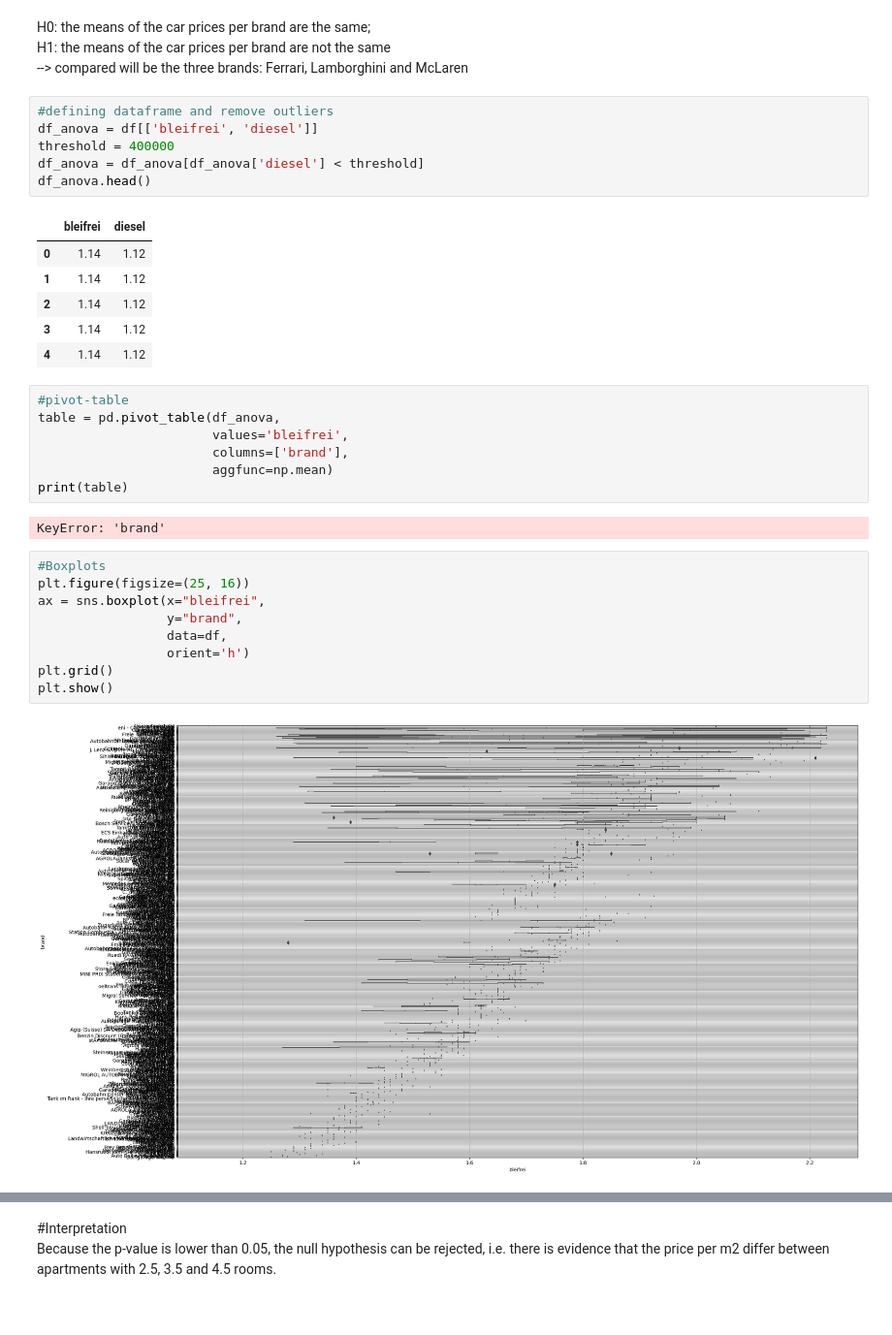
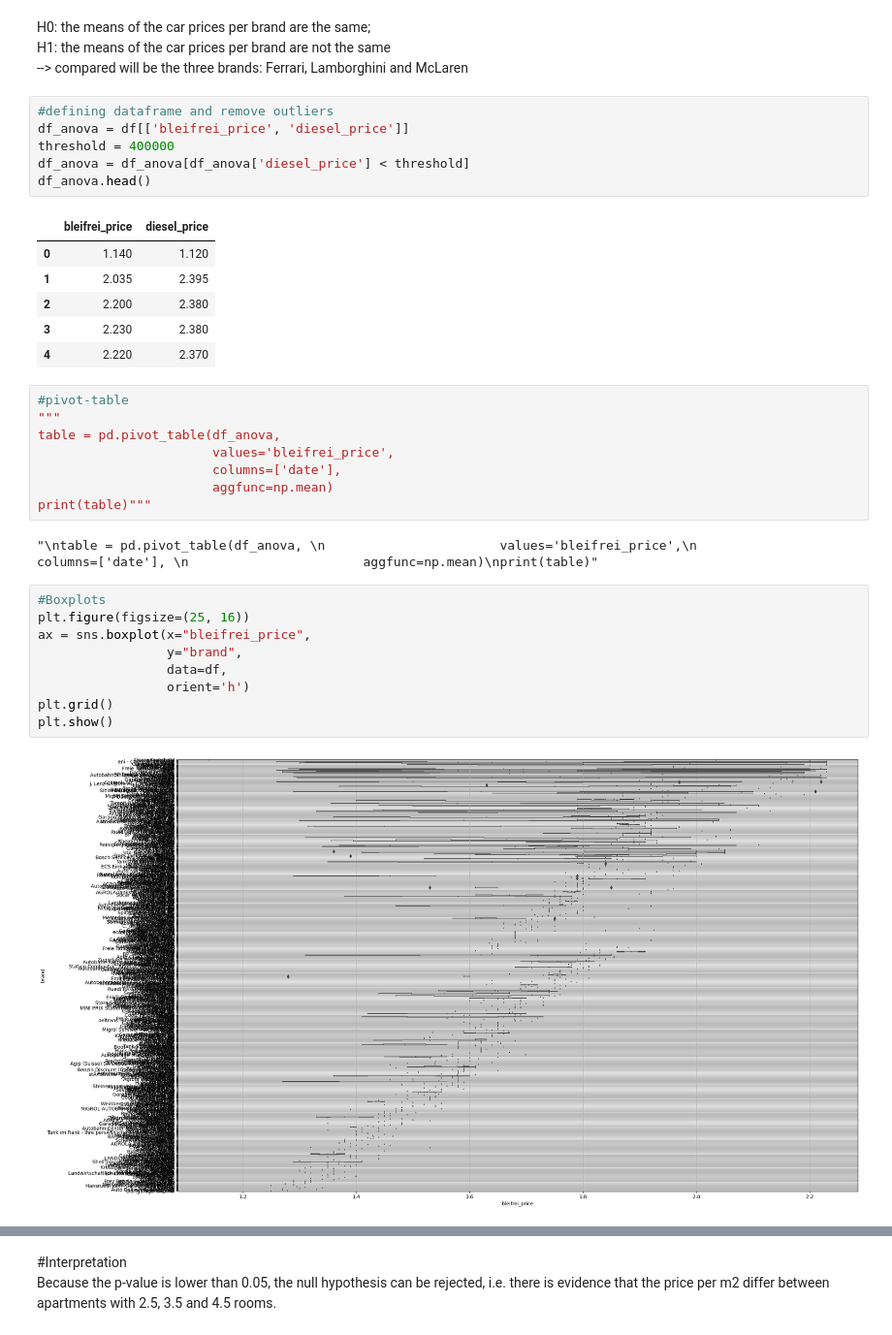
Before and after one commit to m011018/TS, a Jupyter notebook: Master/master_doc.ipynb, the cells around one changed output, grey strips where cells are left out. Shown at 97% size. Saved outputs shown, nothing was run; the diff lists cells and outputs as text.

```diff
--- a/Master/master_doc.ipynb
+++ b/Master/master_doc.ipynb
@@ -402,36 +405,37 @@ H1: the means of the car prices per brand are not the same
 --> compared will be the three brands: Ferrari, Lamborghini and McLaren
 # %%
 #defining dataframe and remove outliers
-df_anova = df[['bleifrei', 'diesel']]
+df_anova = df[['bleifrei_price', 'diesel_price']]
 threshold = 400000
-df_anova = df_anova[df_anova['diesel'] < threshold]
+df_anova = df_anova[df_anova['diesel_price'] < threshold]
 df_anova.head()
 # %% [output]
-|  | bleifrei | diesel |
-| 0 | 1.14 | 1.12 |
-| 1 | 1.14 | 1.12 |
-| 2 | 1.14 | 1.12 |
-| 3 | 1.14 | 1.12 |
-| 4 | 1.14 | 1.12 |
+|  | bleifrei_price | diesel_price |
+| 0 | 1.140 | 1.120 |
+| 1 | 2.035 | 2.395 |
+| 2 | 2.200 | 2.380 |
+| 3 | 2.230 | 2.380 |
+| 4 | 2.220 | 2.370 |
 # %%
 #pivot-table
+"""
 table = pd.pivot_table(df_anova,
-                       values='bleifrei',
-                       columns=['brand'],
+                       values='bleifrei_price',
+                       columns=['date'],
                        aggfunc=np.mean)
-print(table)
+print(table)"""
 # %% [output]
-KeyError: 'brand'
+"\ntable = pd.pivot_table(df_anova, \n                       values='bleifrei_price',\n                       columns=['date'], \n                       aggfunc=np.mean)\nprint(table)"
 # %%
 #Boxplots
 plt.figure(figsize=(25, 16))
-ax = sns.boxplot(x="bleifrei",
+ax = sns.boxplot(x="bleifrei_price",
                  y="brand",
                  data=df,
                  orient='h')
 plt.grid()
 plt.show()
 # %% [output]
-[figure, old version]
+[figure, new version]
 # %%
 # Create subsets (groups)
```
Also changed, not shown: parts of 21 cells of this notebook.
